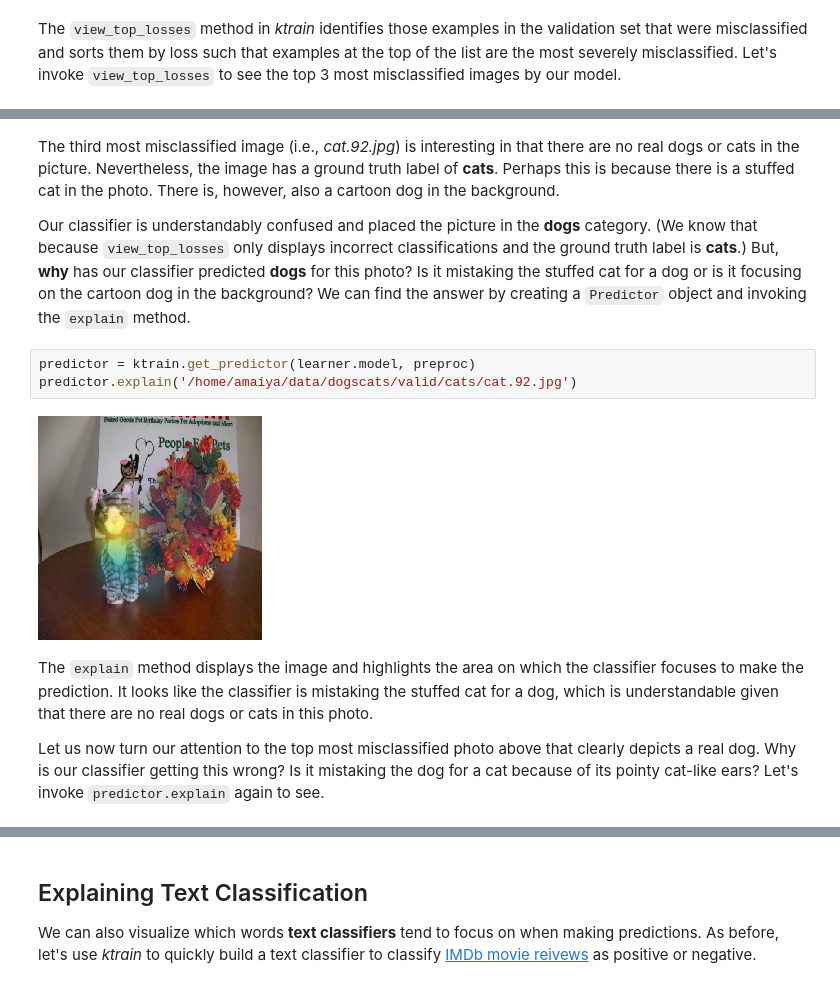
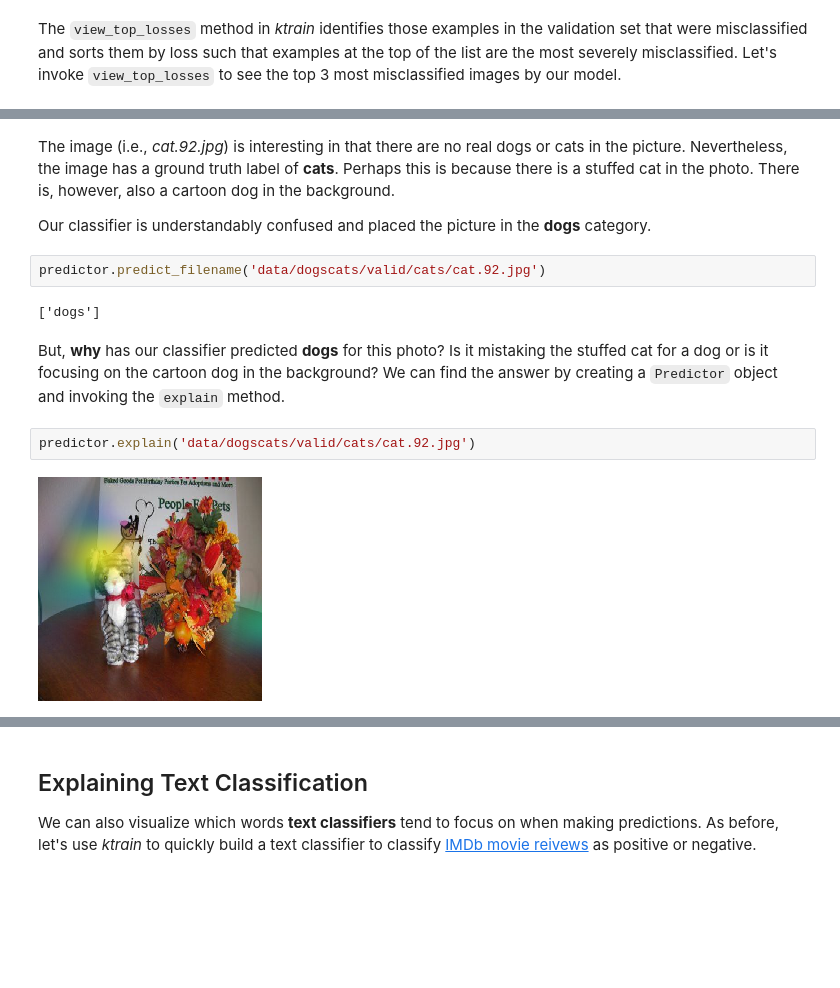
Before and after one commit to amaiya/ktrain, a Jupyter notebook: tutorial-05-explaining-predictions.ipynb, the cells around one changed output, grey strips where cells are left out. Drawn from its saved outputs; the diff is of its cells as text; blank space fills up the shorter version.

```diff
--- a/tutorial-05-explaining-predictions.ipynb
+++ b/tutorial-05-explaining-predictions.ipynb
@@ -67,13 +81,14 @@ learner.view_top_losses(n=3, preproc=preproc)
 # %% [markdown]
-The third most misclassified image (i.e., *cat.92.jpg*) is interesting in that there are no real dogs or cats in the picture.  Nevertheless, the image has a ground truth label of **cats**.  Perhaps this is because there is a stuffed cat in the photo.  There is, however, also a cartoon dog in the background.
+The image (i.e., *cat.92.jpg*) is interesting in that there are no real dogs or cats in the picture.  Nevertheless, the image has a ground truth label of **cats**.  Perhaps this is because there is a stuffed cat in the photo.  There is, however, also a cartoon dog in the background.
 
-Our classifier is understandably confused and placed the picture in the **dogs** category.  (We know that because `view_top_losses` only displays incorrect classifications and the ground truth label is **cats**.)  But, **why** has our classifier predicted **dogs** for this photo?  Is it mistaking the stuffed cat for a dog or is it focusing on the cartoon dog in the background?  We can find the answer by creating a `Predictor` object and invoking the `explain` method.
+Our classifier is understandably confused and placed the picture in the **dogs** category.
+# %%
+predictor.predict_filename('data/dogscats/valid/cats/cat.92.jpg')
+# %% [output]
+['dogs']
+# %% [markdown]
+ But, **why** has our classifier predicted **dogs** for this photo?  Is it mistaking the stuffed cat for a dog or is it focusing on the cartoon dog in the background?  We can find the answer by creating a `Predictor` object and invoking the `explain` method.
 # %%
-predictor = ktrain.get_predictor(learner.model, preproc)
-predictor.explain('/home/amaiya/data/dogscats/valid/cats/cat.92.jpg')
+predictor.explain('data/dogscats/valid/cats/cat.92.jpg')
 # %% [output]
-[figure, old version]
+[figure, new version]
-# %% [markdown]
-The `explain` method displays the image and highlights the area on which the classifier focuses to make the prediction.  It looks like the classifier is mistaking the stuffed cat for a dog, which is understandable given that there are no real dogs or cats in this photo.
-
-Let us now turn our attention to the top most misclassified photo above that clearly depicts a real dog.  Why is our classifier getting this wrong?  Is it mistaking the dog for a cat because of its pointy cat-like ears?  Let's invoke `predictor.explain` again to see.
```
Also changed, not shown: parts of 10 cells of this notebook, 1 other file.
